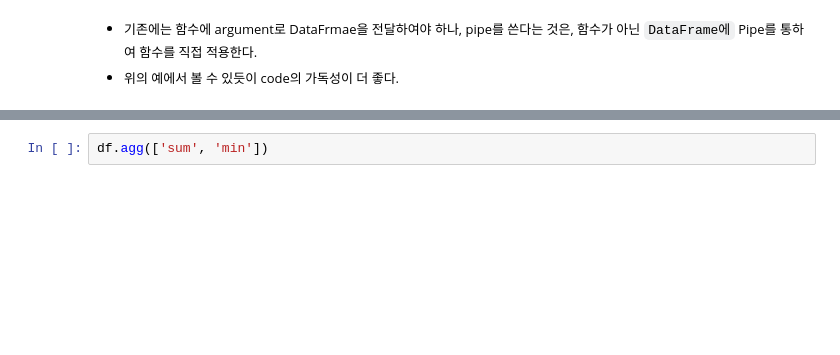
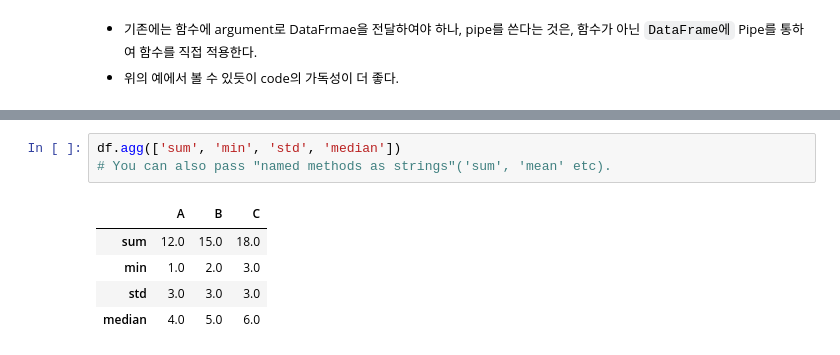
Before and after one commit to tarkseomoon/Project_WSL, a Jupyter notebook: PandasUserGuide/userGuide/03-EssentialBasicFunctionality/04-functionApplication.ipynb, the cells around one changed output, grey strips where cells are left out. Saved outputs shown, nothing was run; the diff lists cells and outputs as text; blank space fills up the shorter version.

```diff
--- a/PandasUserGuide/userGuide/03-EssentialBasicFunctionality/04-functionApplication.ipynb
+++ b/PandasUserGuide/userGuide/03-EssentialBasicFunctionality/04-functionApplication.ipynb
@@ -109,4 +229,11 @@ df
-# %%
-df.agg(['sum', 'min'])
+# %%
+df.agg(['sum', 'min', 'std', 'median'])
+# You can also pass "named methods as strings"('sum', 'mean' etc).
+# %% [output]
+|  | A | B | C |
+| sum | 12.0 | 15.0 | 18.0 |
+| min | 1.0 | 2.0 | 3.0 |
+| std | 3.0 | 3.0 | 3.0 |
+| median | 4.0 | 5.0 | 6.0 |
 # %%
 df.agg({'A' : ['sum', 'min'], 'B' : ['min', 'max']})
```
Also changed, not shown: parts of 24 cells of this notebook, 6 other files.
